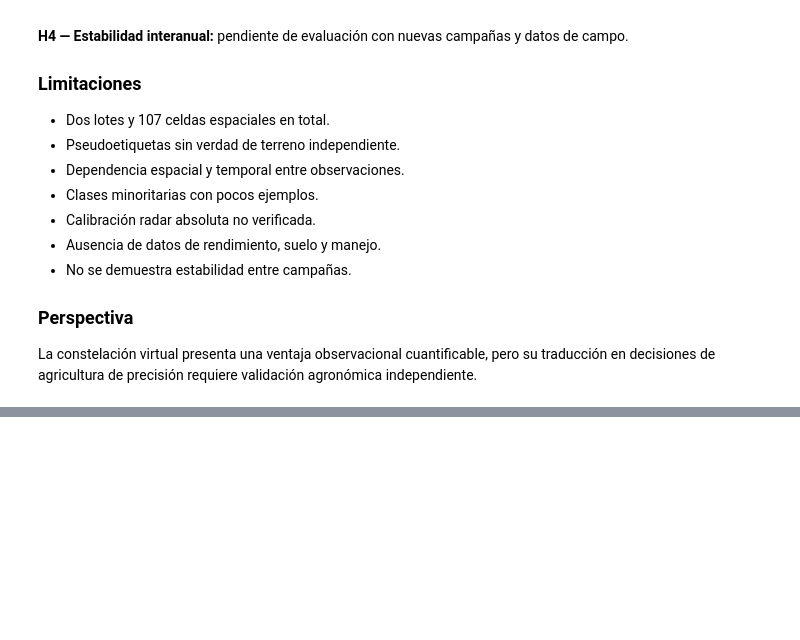
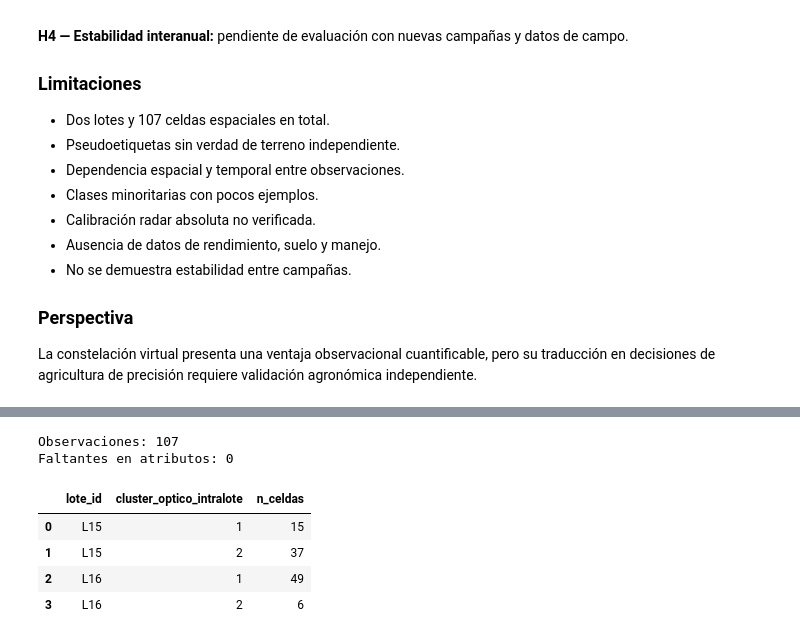
Before and after one commit to lautaroghezan/ml-saocom-sentinel-la-rosaura, a Jupyter notebook: notebooks/analisis_final_L15_L16.ipynb, the cells around one changed output, grey strips where cells are left out. Saved outputs shown, nothing was run; the diff lists cells and outputs as text; code cells hidden in the pictures; blank space fills up the shorter version.

```diff
--- a/notebooks/analisis_final_L15_L16.ipynb
+++ b/notebooks/analisis_final_L15_L16.ipynb
@@ -398,0 +419,49 @@ de precisión requiere validación agronómica independiente.
+# %%
+from sklearn.model_selection import (
+    RepeatedStratifiedKFold, StratifiedKFold,
+    GridSearchCV, cross_validate
+)
+from sklearn.pipeline import Pipeline
+from sklearn.preprocessing import StandardScaler
+from sklearn.linear_model import LogisticRegression
+from sklearn.ensemble import RandomForestClassifier
+from sklearn.metrics import balanced_accuracy_score, f1_score
+from xgboost import XGBClassifier
+import shap
+
+opticas = [
+    f"{v}_{s}"
+    for v in ["NDVI", "NDRE", "NDMI"]
+    for s in ["mediana", "std"]
+]
+radar = [
+    f"{v}_{s}"
+    for v in ["HH_db", "HV_db", "VH_db", "VV_db"]
+    for s in ["mediana", "std"]
+]
+
+conjuntos = {
+    "Optico": opticas,
+    "Multisensor": opticas + radar
+}
+
+print("Observaciones:", len(datos))
+print("Faltantes en atributos:",
+      int(datos[opticas + radar].isna().sum().sum()))
+
+assert len(datos) == 107
+assert not datos[opticas + radar].isna().any().any()
+
+display(
+    datos.groupby(
+        ["lote_id", "cluster_optico_intralote"]
+    ).size().rename("n_celdas").reset_index()
+)
+# %% [output]
+Observaciones: 107
+Faltantes en atributos: 0
+|  | lote_id | cluster_optico_intralote | n_celdas |
+| 0 | L15 | 1 | 15 |
+| 1 | L15 | 2 | 37 |
+| 2 | L16 | 1 | 49 |
+| 3 | L16 | 2 | 6 |
```
Also changed, not shown: parts of 10 cells of this notebook, 1 other file.
